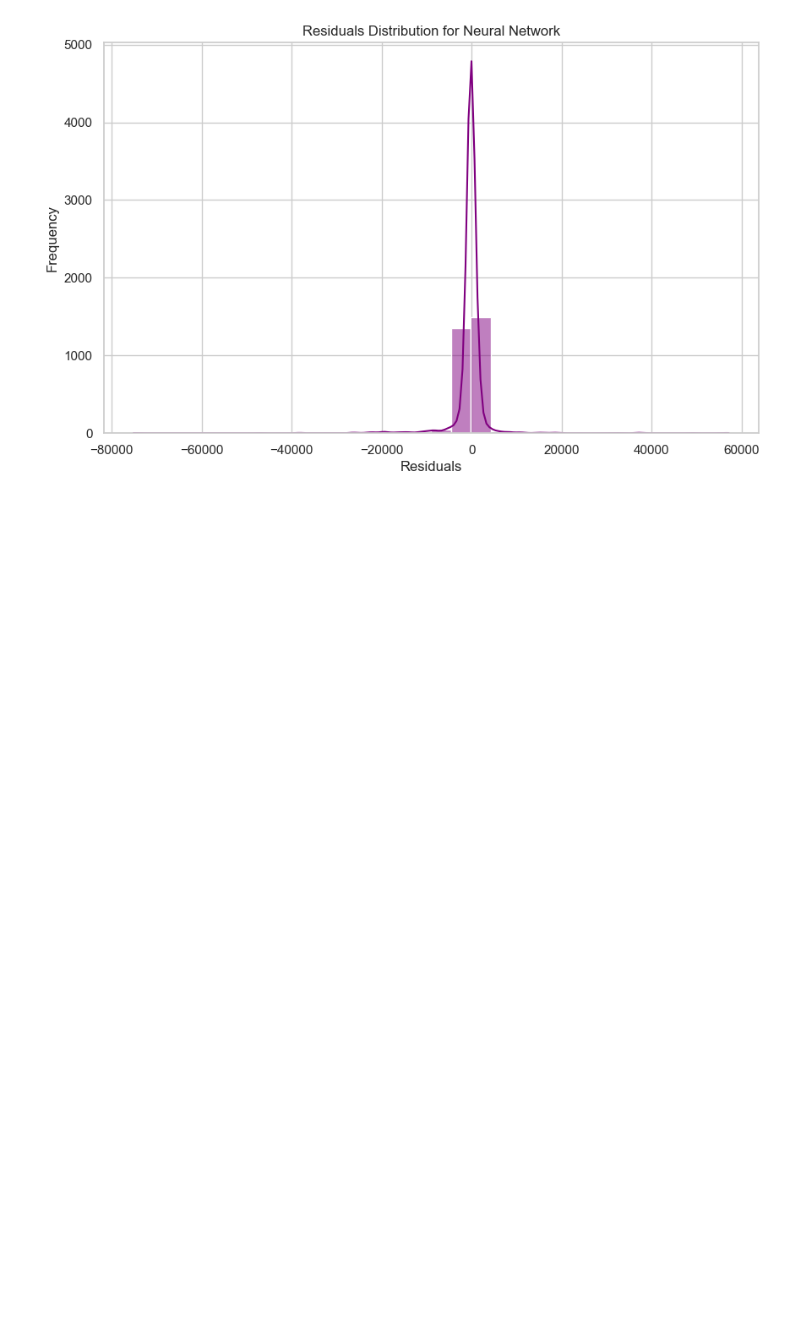
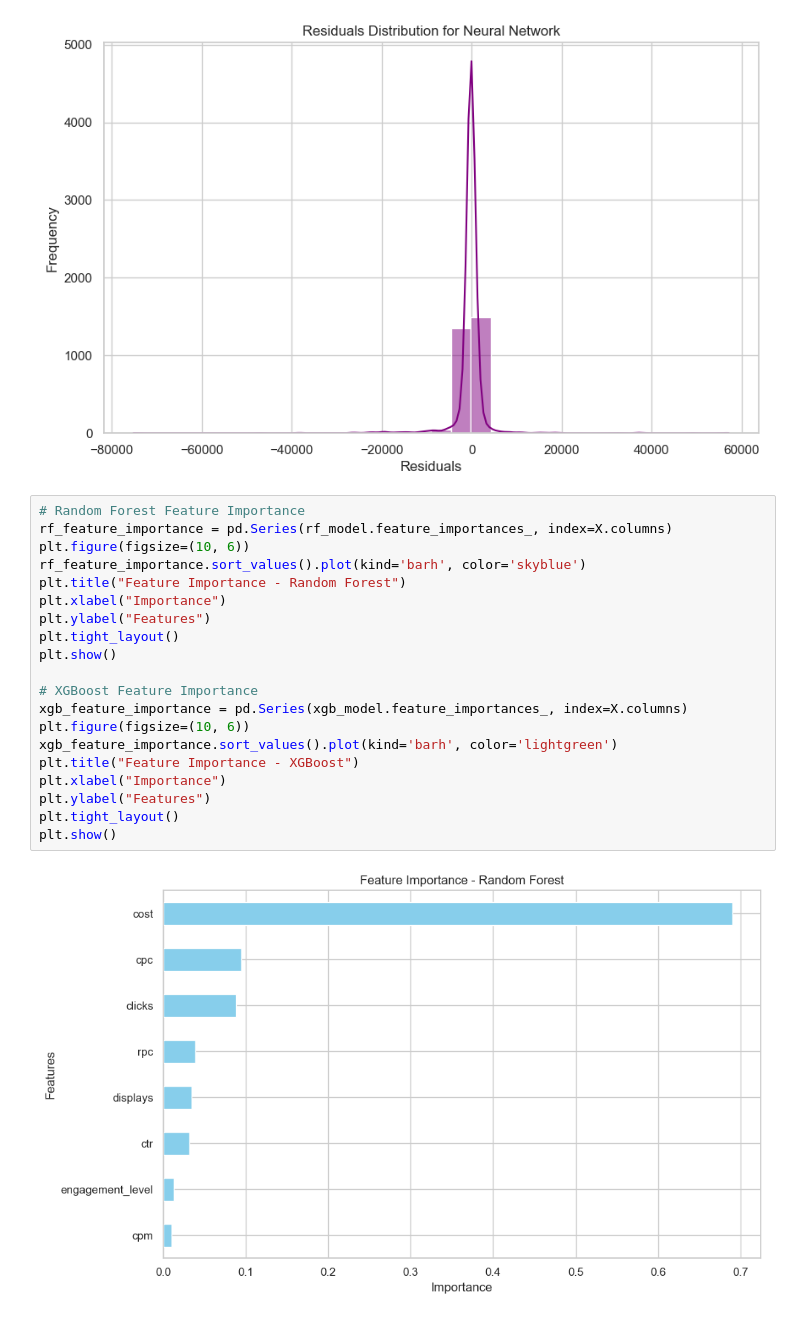
Before and after one commit to NICOLAS2024405/Strategic-Thinking-HDip-in-Data-Analytics---Sept-2024---FT-cohort-, a Jupyter notebook: CA_3_STRATEGIC_THINKING_NICOLAS_DE_ARAUJO.ipynb, the cells around one changed output. Cells and saved outputs as stored; diff of their text form; blank space fills up the shorter version.

```diff
--- a/CA_3_STRATEGIC_THINKING_NICOLAS_DE_ARAUJO.ipynb
+++ b/CA_3_STRATEGIC_THINKING_NICOLAS_DE_ARAUJO.ipynb
@@ -594,3 +594,25 @@ for model_name, predictions in models_predictions:
 [figure]
 [figure]
 [figure]
+# %%
+# Random Forest Feature Importance
+rf_feature_importance = pd.Series(rf_model.feature_importances_, index=X.columns)
+plt.figure(figsize=(10, 6))
+rf_feature_importance.sort_values().plot(kind='barh', color='skyblue')
+plt.title("Feature Importance - Random Forest")
+plt.xlabel("Importance")
+plt.ylabel("Features")
+plt.tight_layout()
+plt.show()
+
+# XGBoost Feature Importance
+xgb_feature_importance = pd.Series(xgb_model.feature_importances_, index=X.columns)
+plt.figure(figsize=(10, 6))
+xgb_feature_importance.sort_values().plot(kind='barh', color='lightgreen')
+plt.title("Feature Importance - XGBoost")
+plt.xlabel("Importance")
+plt.ylabel("Features")
+plt.tight_layout()
+plt.show()
+# %% [output]
+[figure, added]
```
Also changed, not shown: parts of 1 cell of this notebook.
